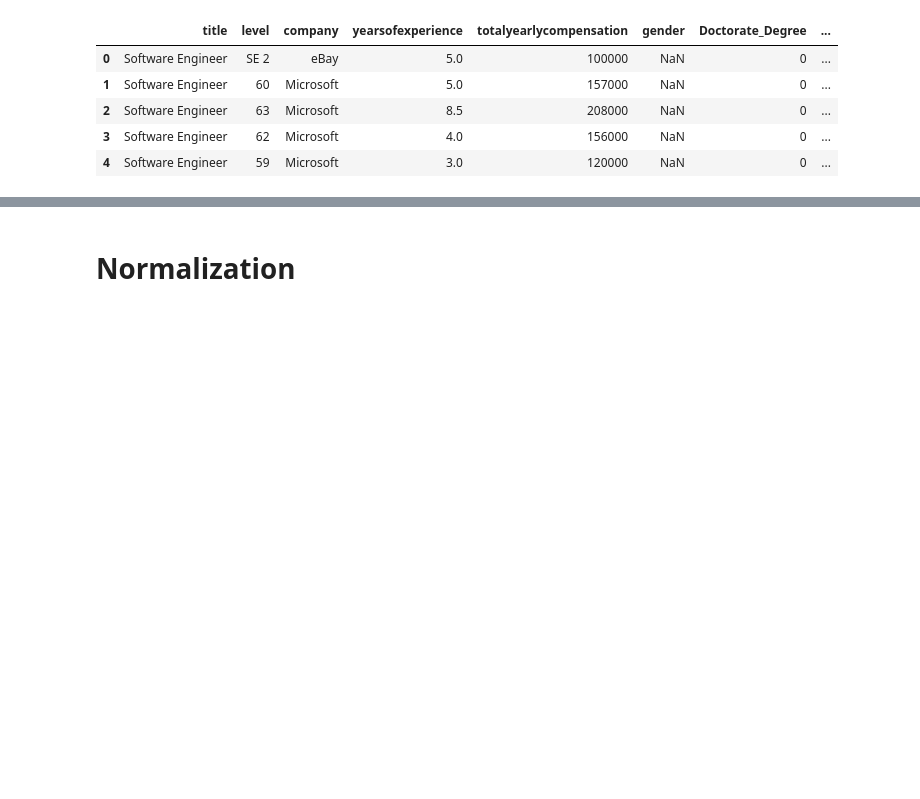
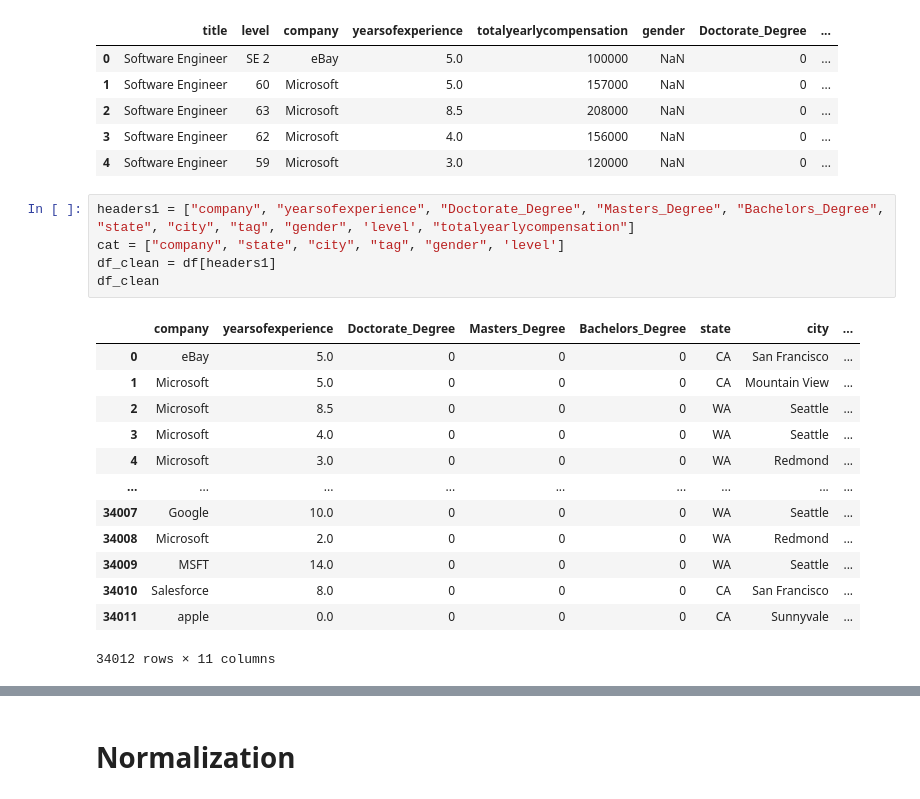
Before and after one commit to pedram-aminharati/SE-Salary-Prediction, a Jupyter notebook: Regression/Regression model-linear regression.ipynb, the cells around one changed output, grey strips where cells are left out. Cells and saved outputs as stored; diff of their text form; blank space fills up the shorter version.

```diff
--- a/Regression/Regression model-linear regression.ipynb
+++ b/Regression/Regression model-linear regression.ipynb
@@ -16,3 +21,22 @@ df.head()
 | 2 | Software Engineer | 63 | Microsoft | 8.5 | 208000 | NaN | 0 | ... |
 | 3 | Software Engineer | 62 | Microsoft | 4.0 | 156000 | NaN | 0 | ... |
 | 4 | Software Engineer | 59 | Microsoft | 3.0 | 120000 | NaN | 0 | ... |
+# %%
+headers1 = ["company", "yearsofexperience", "Doctorate_Degree", "Masters_Degree", "Bachelors_Degree", "state", "city", "tag", "gender", 'level', "totalyearlycompensation"]
+cat = ["company", "state", "city", "tag", "gender", 'level']
+df_clean = df[headers1]
+df_clean
+# %% [output]
+|  | company | yearsofexperience | Doctorate_Degree | Masters_Degree | Bachelors_Degree | state | city | ... |
+| 0 | eBay | 5.0 | 0 | 0 | 0 | CA | San Francisco | ... |
+| 1 | Microsoft | 5.0 | 0 | 0 | 0 | CA | Mountain View | ... |
+| 2 | Microsoft | 8.5 | 0 | 0 | 0 | WA | Seattle | ... |
+| 3 | Microsoft | 4.0 | 0 | 0 | 0 | WA | Seattle | ... |
+| 4 | Microsoft | 3.0 | 0 | 0 | 0 | WA | Redmond | ... |
+| ... | ... | ... | ... | ... | ... | ... | ... | ... |
+| 34007 | Google | 10.0 | 0 | 0 | 0 | WA | Seattle | ... |
+| 34008 | Microsoft | 2.0 | 0 | 0 | 0 | WA | Redmond | ... |
+| 34009 | MSFT | 14.0 | 0 | 0 | 0 | WA | Seattle | ... |
+| 34010 | Salesforce | 8.0 | 0 | 0 | 0 | CA | San Francisco | ... |
+| 34011 | apple | 0.0 | 0 | 0 | 0 | CA | Sunnyvale | ... |
+34012 rows × 11 columns
```
Also changed, not shown: parts of 12 cells of this notebook.
